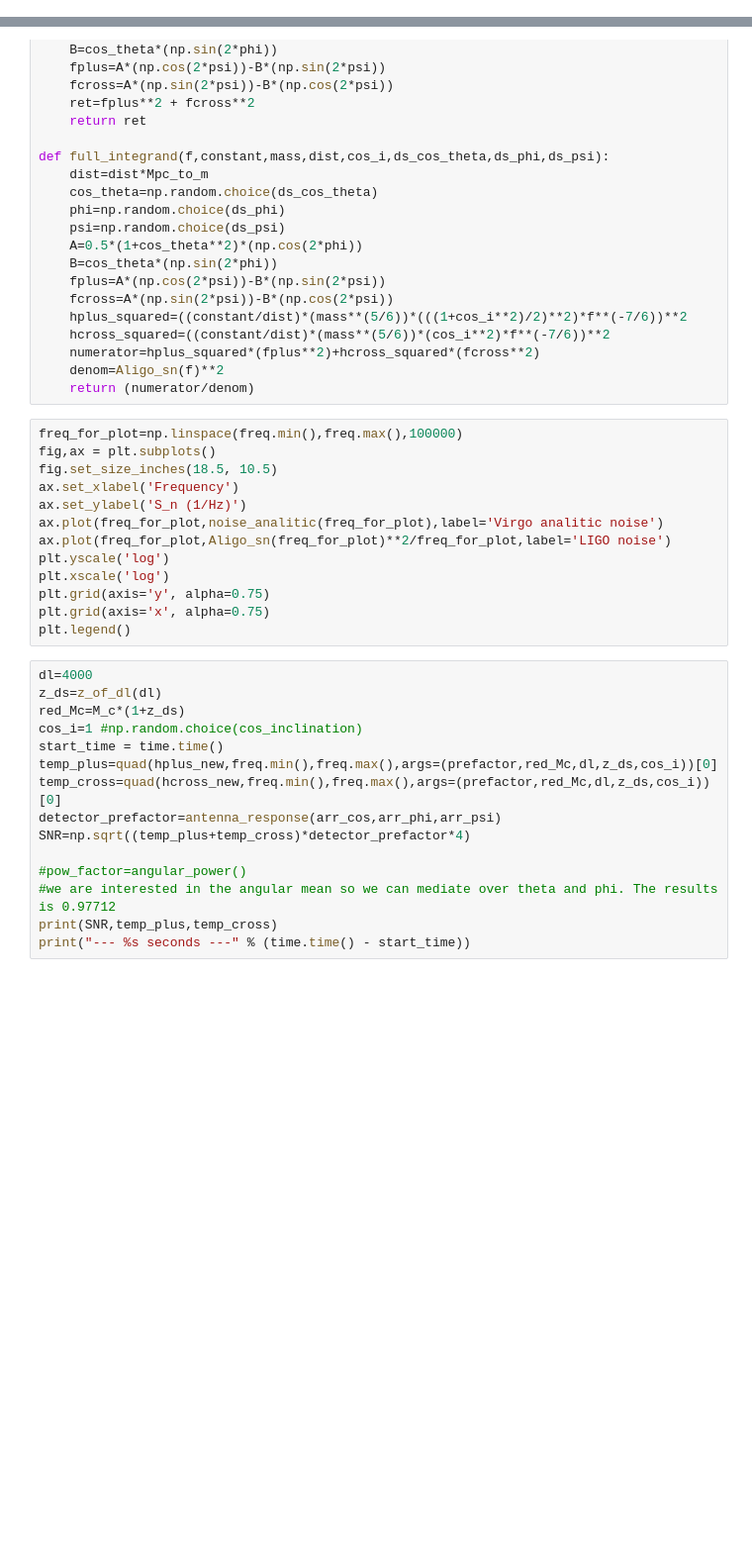
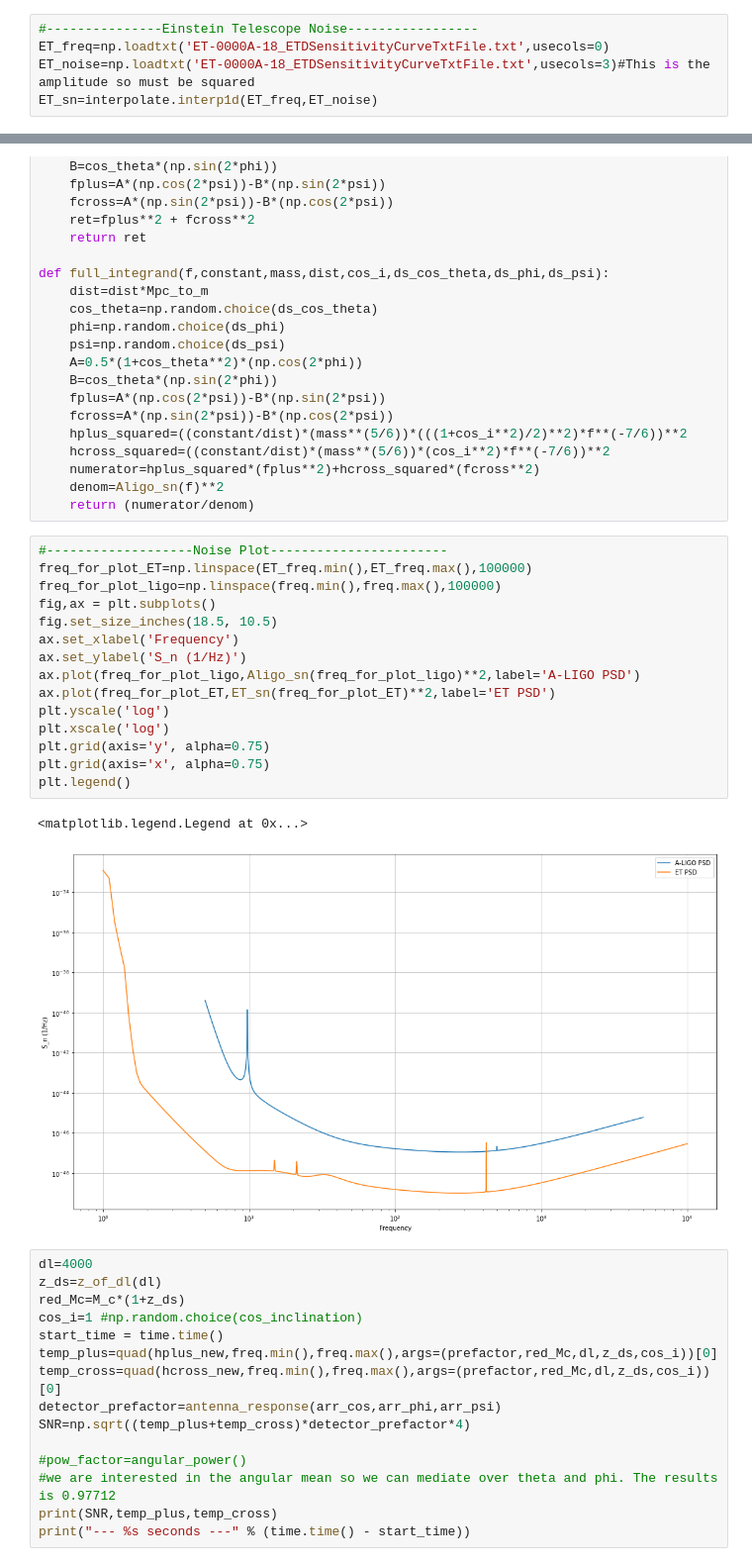
Before and after one commit to RCianca/DarkSirensStat, a Jupyter notebook: DSCatalogueCreator/DSIRE.ipynb, the cells around one changed output, grey strips where cells are left out. Shown: that part at 99% size. Drawn from its saved outputs; the diff is of its cells as text; blank space fills up the shorter version.

Commit message:
ET noise

```diff
--- a/DSCatalogueCreator/DSIRE.ipynb
+++ b/DSCatalogueCreator/DSIRE.ipynb
@@ -497,3 +498,8 @@ Aligo_sn_norm=interpolate.interp1d(freq,norm_noise)
+# %%
+#---------------Einstein Telescope Noise-----------------
+ET_freq=np.loadtxt('ET-0000A-18_ETDSensitivityCurveTxtFile.txt',usecols=0)
+ET_noise=np.loadtxt('ET-0000A-18_ETDSensitivityCurveTxtFile.txt',usecols=3)#This is the amplitude so must be squared
+ET_sn=interpolate.interp1d(ET_freq,ET_noise)
 # %%
 #------------W(D) of arxiv 1804.06085-------------------
 #evaluate the antenna function F+ & Fx and h+ & hx
@@ -587,18 +593,23 @@ def full_integrand(f,constant,mass,dist,cos_i,ds_cos_theta,ds_phi,ds_psi):
     denom=Aligo_sn(f)**2
     return (numerator/denom)
 # %%
-freq_for_plot=np.linspace(freq.min(),freq.max(),100000)
+#-------------------Noise Plot-----------------------
+freq_for_plot_ET=np.linspace(ET_freq.min(),ET_freq.max(),100000)
+freq_for_plot_ligo=np.linspace(freq.min(),freq.max(),100000)
 fig,ax = plt.subplots()
 fig.set_size_inches(18.5, 10.5)
 ax.set_xlabel('Frequency')
 ax.set_ylabel('S_n (1/Hz)')
-ax.plot(freq_for_plot,noise_analitic(freq_for_plot),label='Virgo analitic noise')
-ax.plot(freq_for_plot,Aligo_sn(freq_for_plot)**2/freq_for_plot,label='LIGO noise')
+ax.plot(freq_for_plot_ligo,Aligo_sn(freq_for_plot_ligo)**2,label='A-LIGO PSD')
+ax.plot(freq_for_plot_ET,ET_sn(freq_for_plot_ET)**2,label='ET PSD')
 plt.yscale('log')
 plt.xscale('log')
 plt.grid(axis='y', alpha=0.75)
 plt.grid(axis='x', alpha=0.75)
 plt.legend()
+# %% [output]
+<matplotlib.legend.Legend at 0x...>
+[figure, added]
 # %%
 dl=4000
 z_ds=z_of_dl(dl)
```
Also changed, not shown: parts of 20 cells of this notebook, 1 other file.
